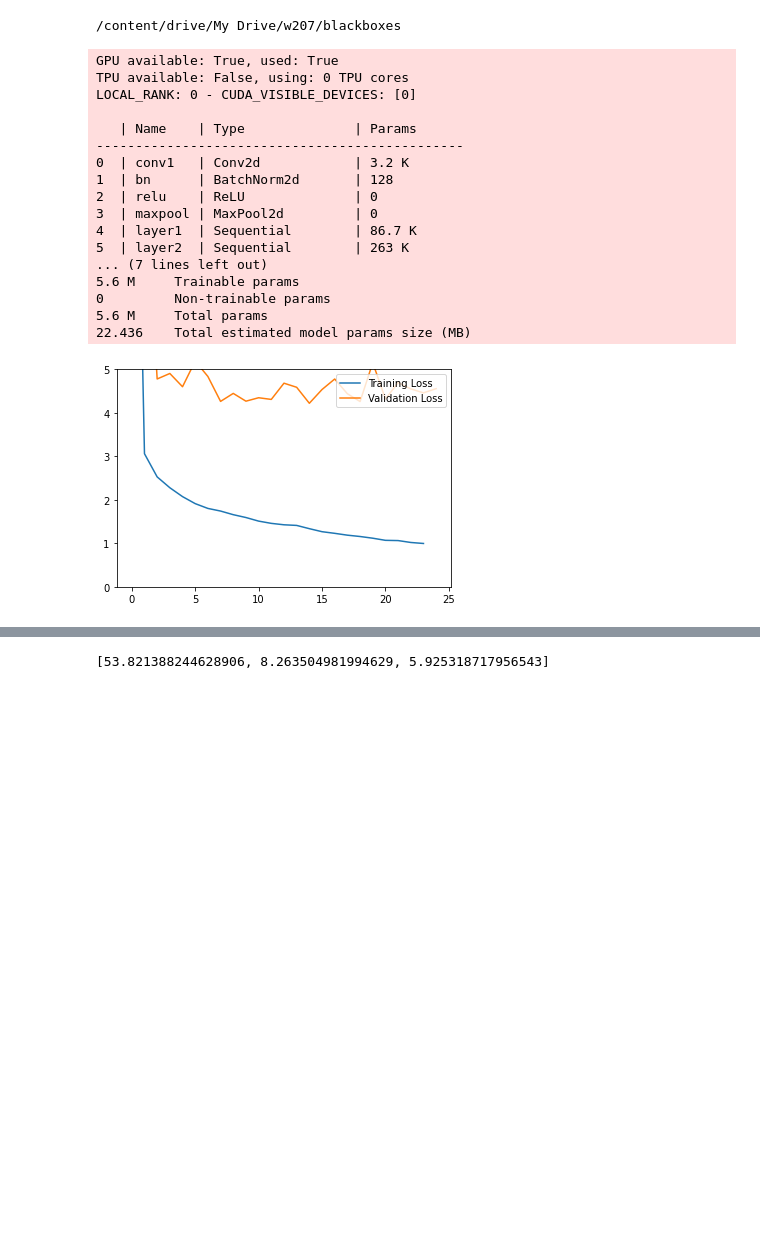
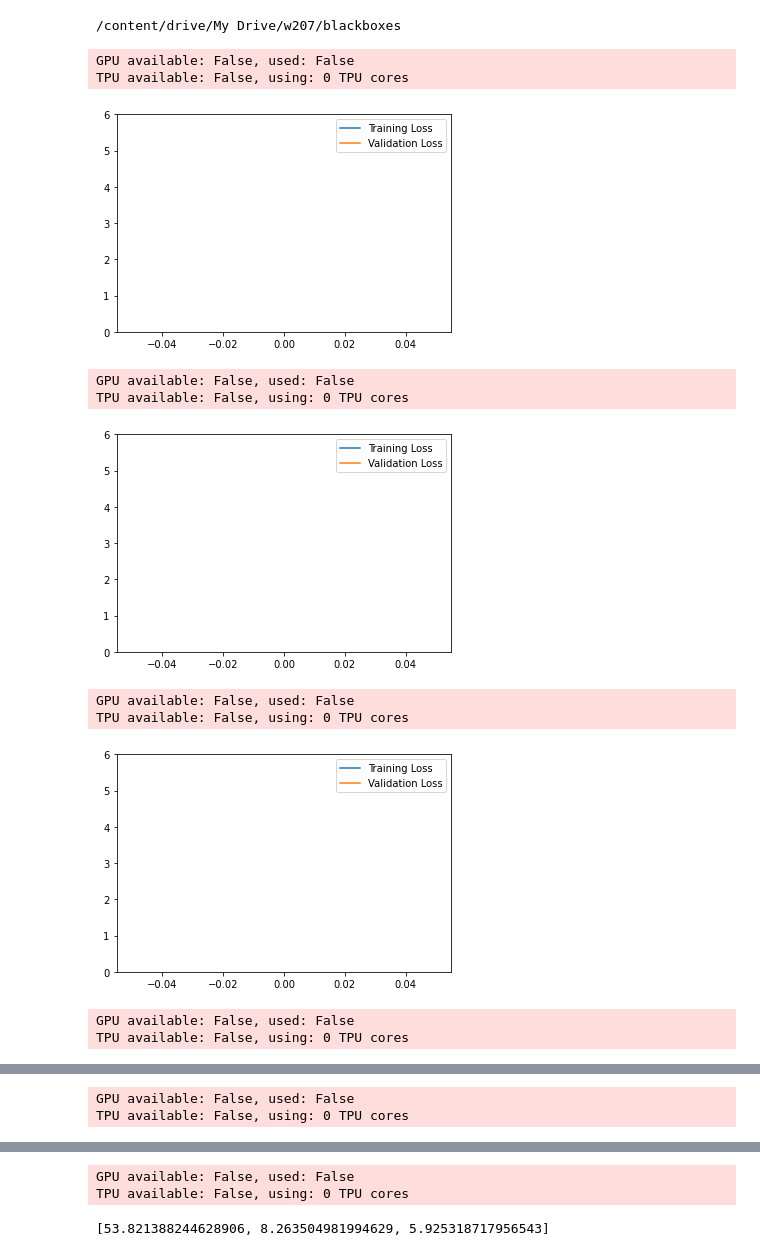
Before and after one commit to jcweaver/blackboxes, a Jupyter notebook: models/Rakesh_models.ipynb, the cells around one changed output, grey strips where cells are left out. Cells and saved outputs as stored; diff of their text form; code cells hidden in the pictures; blank space fills up the shorter version.

Commit message:
Pushing additional changes before using other account for colab

```diff
--- a/models/Rakesh_models.ipynb
+++ b/models/Rakesh_models.ipynb
@@ -297,39 +297,40 @@ cd /content/drive/My Drive/w207/blackboxes
 # %%
 from pytorch_lightning.loggers import TensorBoardLogger
 from pytorch_lightning.callbacks import EarlyStopping
 
-file_path = "cleantrain_8/"
-files = os.listdir(file_path)
-clean_file = "".join((file_path,files[0]))
+data_file_path = "cleantrain_8/"
+model_details_directory = "data/models/rakesh/"
+files = os.listdir(data_file_path)
+epoch_lim = 1
+gpu_lim = 0
 
-model = ResNet(data_file=clean_file, num_classes=8, batch_size=64)
-logger = TensorBoardLogger("data/models/rakesh/tb_logs", name="rakesh_test_model")
+for file in files:
+    clean_file = "".join((data_file_path, file))
 
-trainer = pl.Trainer(logger=logger, progress_bar_refresh_rate=20, max_epochs=100, gpus=1, auto_scale_batch_size="binsearch", callbacks=[EarlyStopping(monitor='val_loss', patience=10)])
-# trainer.tune(model)
-trainer.fit(model)
+    model = ResNet(data_file=clean_file, num_classes=8, batch_size=64)
+    logger = TensorBoardLogger(model_details_directory+"tb_logs", name="".join((file, "_model_logs")))
 
-plt.plot(range(len(model.epoch_train_losses)), model.epoch_train_losses, label="Training Loss")
-plt.plot(range(len(model.epoch_val_losses)), model.epoch_val_losses, label="Validation Loss")
-plt.legend(loc="upper right")
-plt.ylim([0, 5])
-plt.show()
+    trainer = pl.Trainer(logger=logger, progress_bar_refresh_rate=20, max_epochs=epoch_lim, gpus=gpu_lim, auto_scale_batch_size="binsearch", callbacks=[EarlyStopping(monitor='val_loss', patience=10)])
+    # trainer.tune(model)
+    trainer.fit(model)
+
+    model_pickle_file = "".join((model_details_directory, file, "model"))
+    torch.save(model, model_pickle_file)
+
+    plt.plot(range(len(model.epoch_train_losses)), model.epoch_train_losses, label="Training Loss")
+    plt.plot(range(len(model.epoch_val_losses)), model.epoch_val_losses, label="Validation Loss")
+    plt.legend(loc="upper right")
+    plt.ylim([0, 6])
+    plt.show()
 # %% [output]
-GPU available: True, used: True
+GPU available: False, used: False
 TPU available: False, using: 0 TPU cores
-LOCAL_RANK: 0 - CUDA_VISIBLE_DEVICES: [0]
-
-   | Name    | Type              | Params
------------------------------------------------
-0  | conv1   | Conv2d            | 3.2 K
-1  | bn      | BatchNorm2d       | 128
-2  | relu    | ReLU              | 0
-3  | maxpool | MaxPool2d         | 0
-4  | layer1  | Sequential        | 86.7 K
-5  | layer2  | Sequential        | 263 K
-... (7 lines left out)
-5.6 M     Trainable params
-0         Non-trainable params
-5.6 M     Total params
-22.436    Total estimated model params size (MB)
-[figure, old version]
+[figure, new version]
+GPU available: False, used: False
+TPU available: False, using: 0 TPU cores
+[figure, added]
+GPU available: False, used: False
+TPU available: False, using: 0 TPU cores
+[figure, added]
+GPU available: False, used: False
+TPU available: False, using: 0 TPU cores
@@ -335,0 +338,2 @@ LOCAL_RANK: 0 - CUDA_VISIBLE_DEVICES: [0]
+GPU available: False, used: False
+TPU available: False, using: 0 TPU cores
@@ -336,3 +341,5 @@ LOCAL_RANK: 0 - CUDA_VISIBLE_DEVICES: [0]
+GPU available: False, used: False
+TPU available: False, using: 0 TPU cores
 # %%
 # %% [output]
 [53.821388244628906, 8.263504981994629, 5.925318717956543]
```
Also changed, not shown: parts of 3 cells of this notebook.
